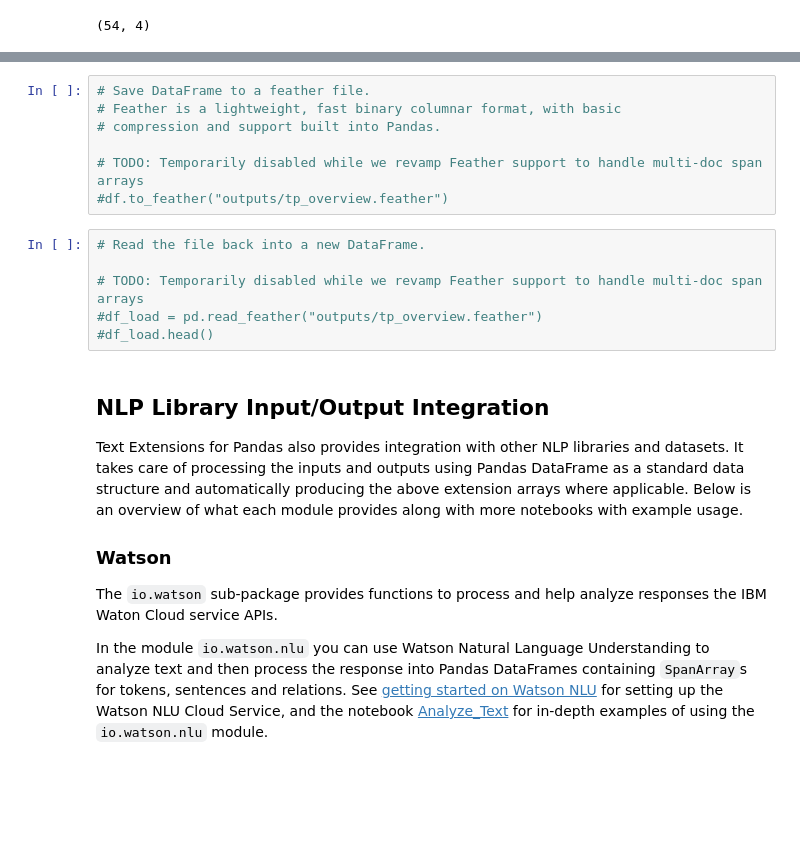
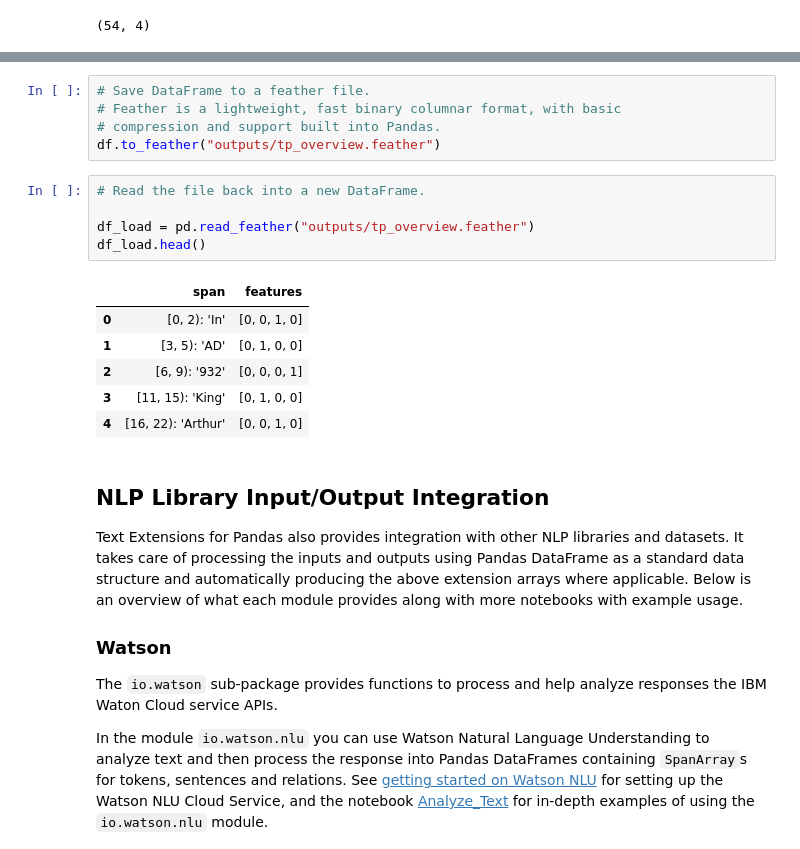
Before and after one commit to CODAIT/text-extensions-for-pandas, a Jupyter notebook: notebooks/Text_Extensions_for_Pandas_Overview.ipynb, the cells around one changed output, grey strips where cells are left out. Saved outputs shown, nothing was run; the diff lists cells and outputs as text; blank space fills up the shorter version.

```diff
--- a/notebooks/Text_Extensions_for_Pandas_Overview.ipynb
+++ b/notebooks/Text_Extensions_for_Pandas_Overview.ipynb
@@ -412,15 +412,19 @@ df.head()
 # Save DataFrame to a feather file.
 # Feather is a lightweight, fast binary columnar format, with basic
 # compression and support built into Pandas.
-
-# TODO: Temporarily disabled while we revamp Feather support to handle multi-doc span arrays
-#df.to_feather("outputs/tp_overview.feather")
+df.to_feather("outputs/tp_overview.feather")
 # %%
 # Read the file back into a new DataFrame.
 
-# TODO: Temporarily disabled while we revamp Feather support to handle multi-doc span arrays
-#df_load = pd.read_feather("outputs/tp_overview.feather")
-#df_load.head()
+df_load = pd.read_feather("outputs/tp_overview.feather")
+df_load.head()
+# %% [output]
+|  | span | features |
+| 0 | [0, 2): 'In' | [0, 0, 1, 0] |
+| 1 | [3, 5): 'AD' | [0, 1, 0, 0] |
+| 2 | [6, 9): '932' | [0, 0, 0, 1] |
+| 3 | [11, 15): 'King' | [0, 1, 0, 0] |
+| 4 | [16, 22): 'Arthur' | [0, 0, 1, 0] |
 # %% [markdown]
 ## NLP Library Input/Output Integration
 
```
Also changed, not shown: parts of 1 cell of this notebook, 10 other files.
